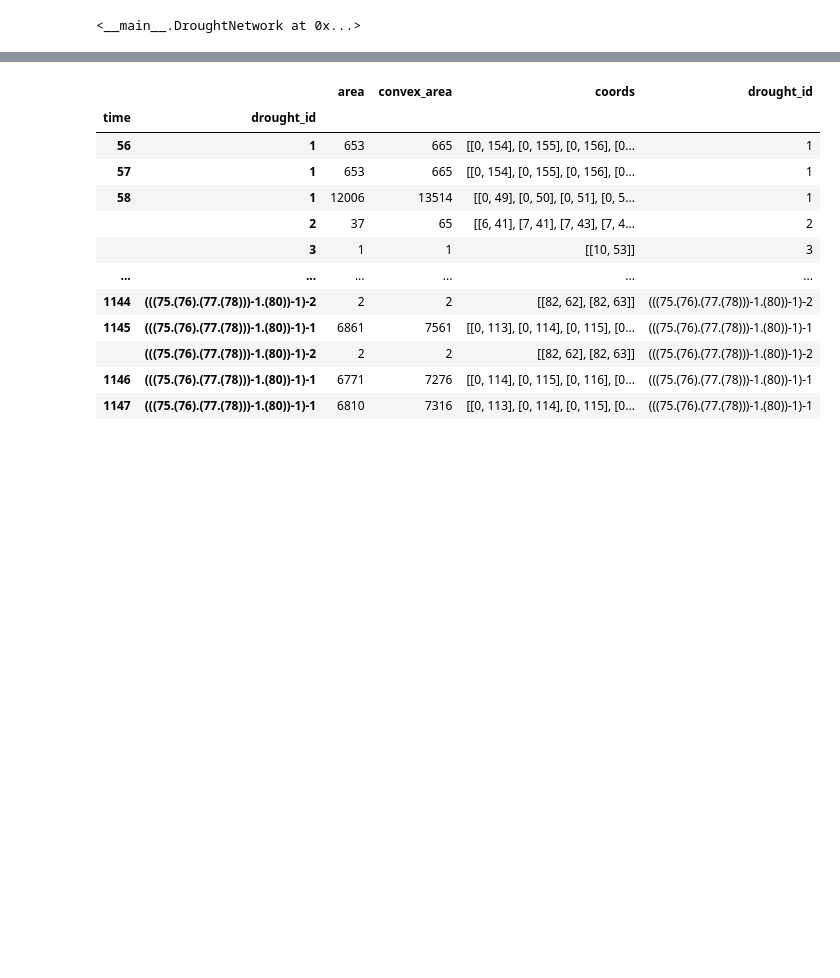
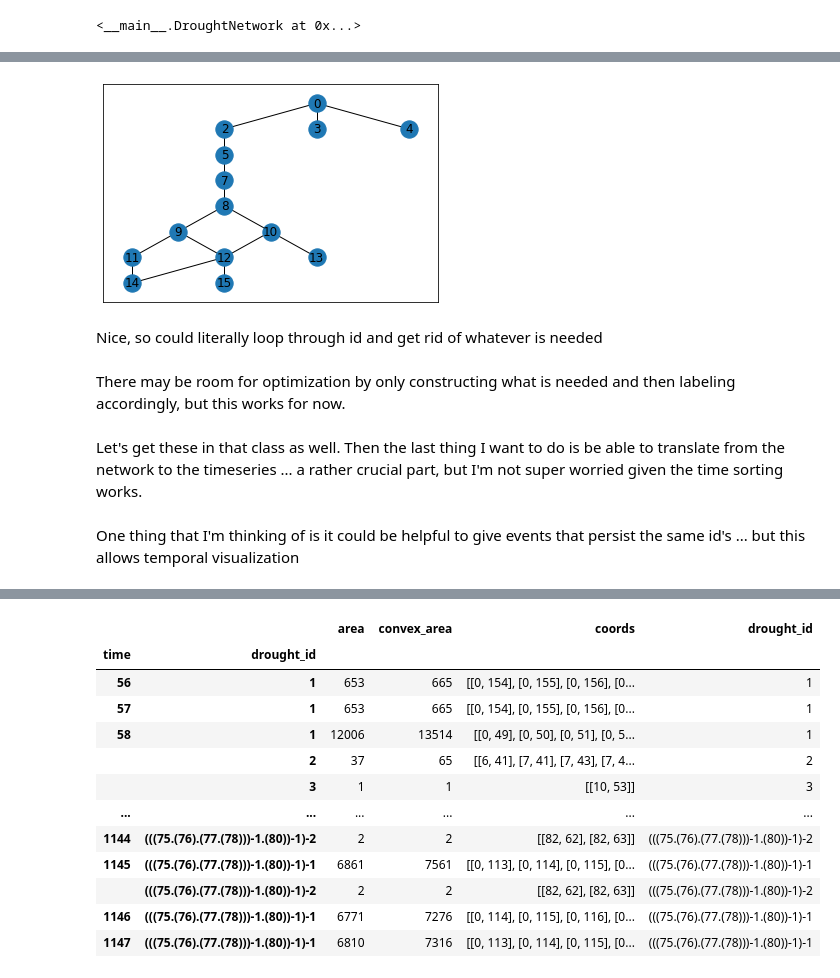
Before and after one commit to UW-Hydro/drought_impact, a Jupyter notebook: notebooks/explore/drought_event_network.ipynb, the cells around one changed output, grey strips where cells are left out. Cells and saved outputs as stored; diff of their text form; code cells hidden in the pictures; blank space fills up the shorter version.

```diff
--- a/notebooks/explore/drought_event_network.ipynb
+++ b/notebooks/explore/drought_event_network.ipynb
@@ -458,0 +585,12 @@ def encode_drought_events(data:np.ndarray):
+# %%
+nx.draw_networkx(topog, pos)
+# %% [output]
+[figure, added]
+# %% [markdown]
+Nice, so could literally loop through id and get rid of whatever is needed
+# %% [markdown]
+There may be room for optimization by only constructing what is needed and then labeling accordingly, but this works for now.
+# %% [markdown]
+Let's get these in that class as well. Then the last thing I want to do is be able to translate from the network to the timeseries ... a rather crucial part, but I'm not super worried given the time sorting works.
+# %% [markdown]
+One thing that I'm thinking of is it could be helpful to give events that persist the same id's ... but this allows temporal visualization
```
Also changed, not shown: parts of 48 cells of this notebook.
